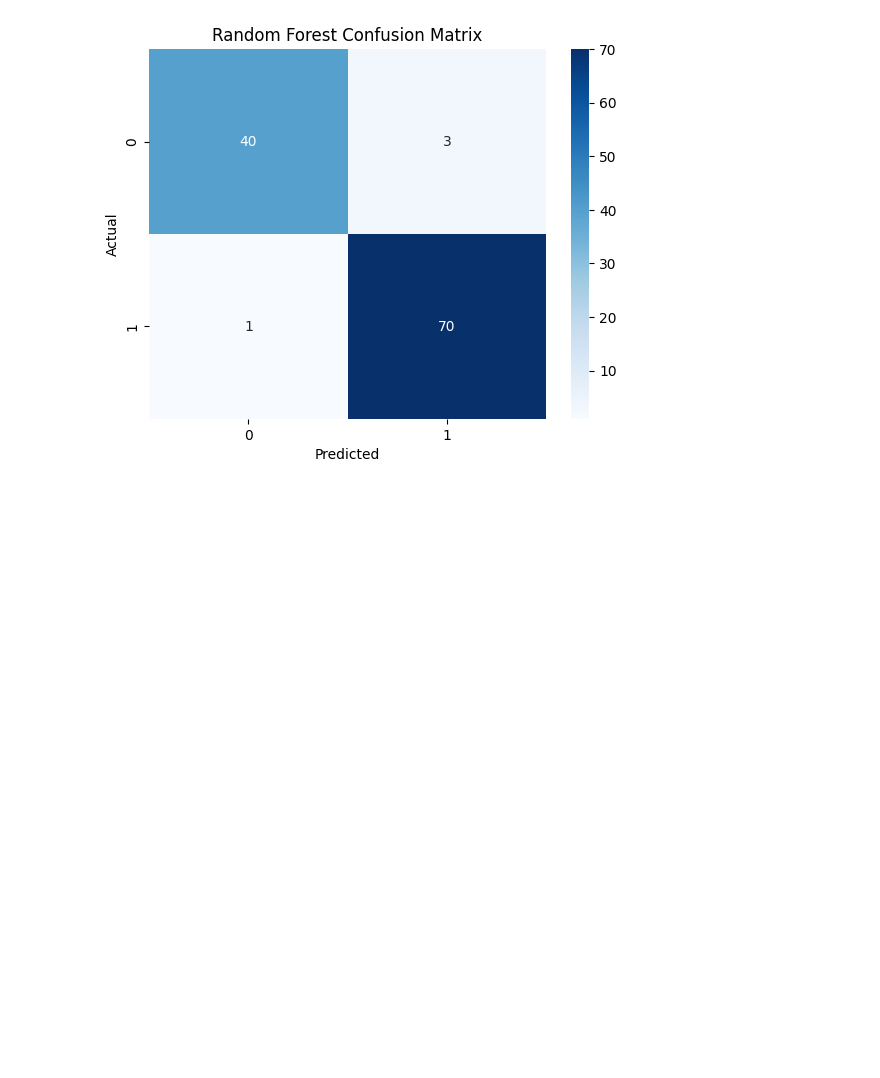
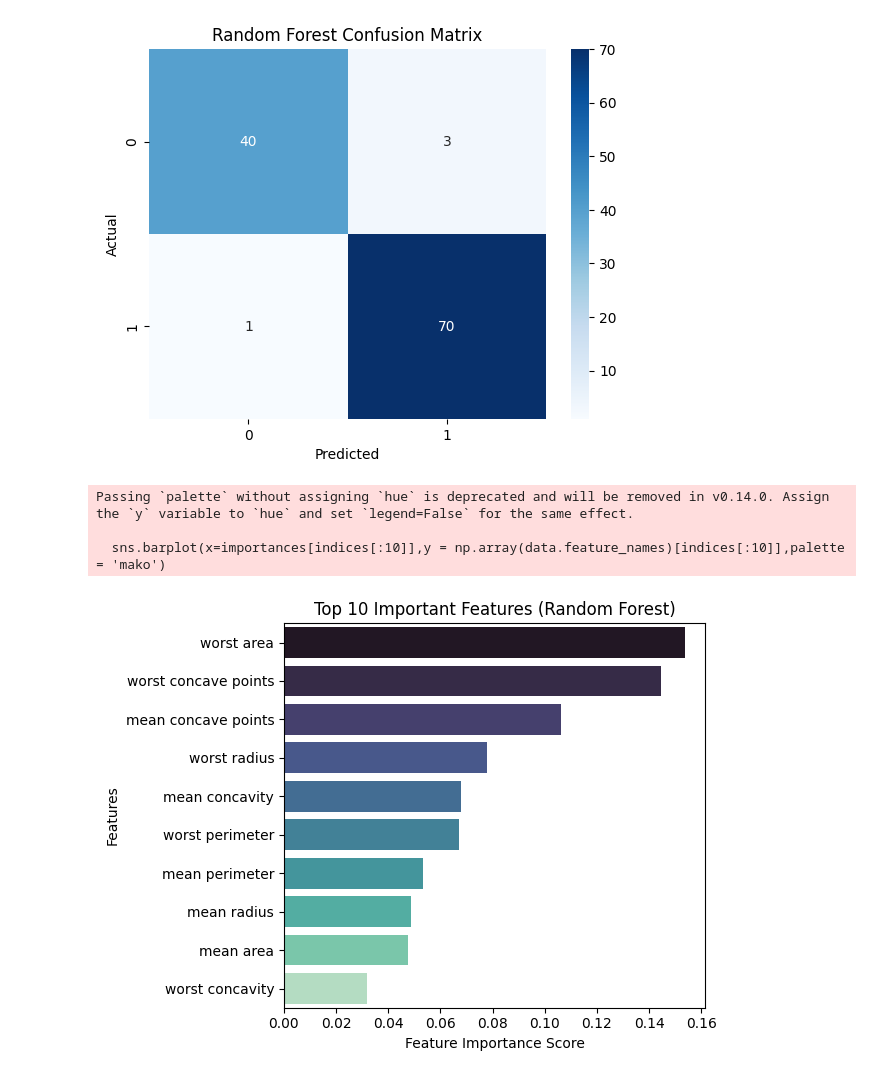
Before and after one commit to imarium19/Portfolio, a Jupyter notebook: Project5_Breast_Cancer_Detection/Breast_Cancer_Detection.ipynb, the cells around one changed output. Saved outputs shown, nothing was run; the diff lists cells and outputs as text; code cells hidden in the pictures; blank space fills up the shorter version.

```diff
--- a/Project5_Breast_Cancer_Detection/Breast_Cancer_Detection.ipynb
+++ b/Project5_Breast_Cancer_Detection/Breast_Cancer_Detection.ipynb
@@ -126,3 +126,18 @@ plt.ylabel("Actual")
 plt.show()
 # %% [output]
 [figure]
+# %%
+importances = rf.feature_importances_
+indices = np.argsort(importances)[::-1]
+plt.title("Top 10 Important Features (Random Forest)")
+sns.barplot(x=importances[indices[:10]],y = np.array(data.feature_names)[indices[:10]],palette = 'mako')
+plt.xlabel("Feature Importance Score")
+plt.ylabel("Features")
+plt.tight_layout()
+plt.savefig("feature_importance.png")
+plt.show()
+# %% [output]
+Passing `palette` without assigning `hue` is deprecated and will be removed in v0.14.0. Assign the `y` variable to `hue` and set `legend=False` for the same effect.
+
+  sns.barplot(x=importances[indices[:10]],y = np.array(data.feature_names)[indices[:10]],palette = 'mako')
+[figure, added]
```
Also changed, not shown: parts of 1 cell of this notebook.
